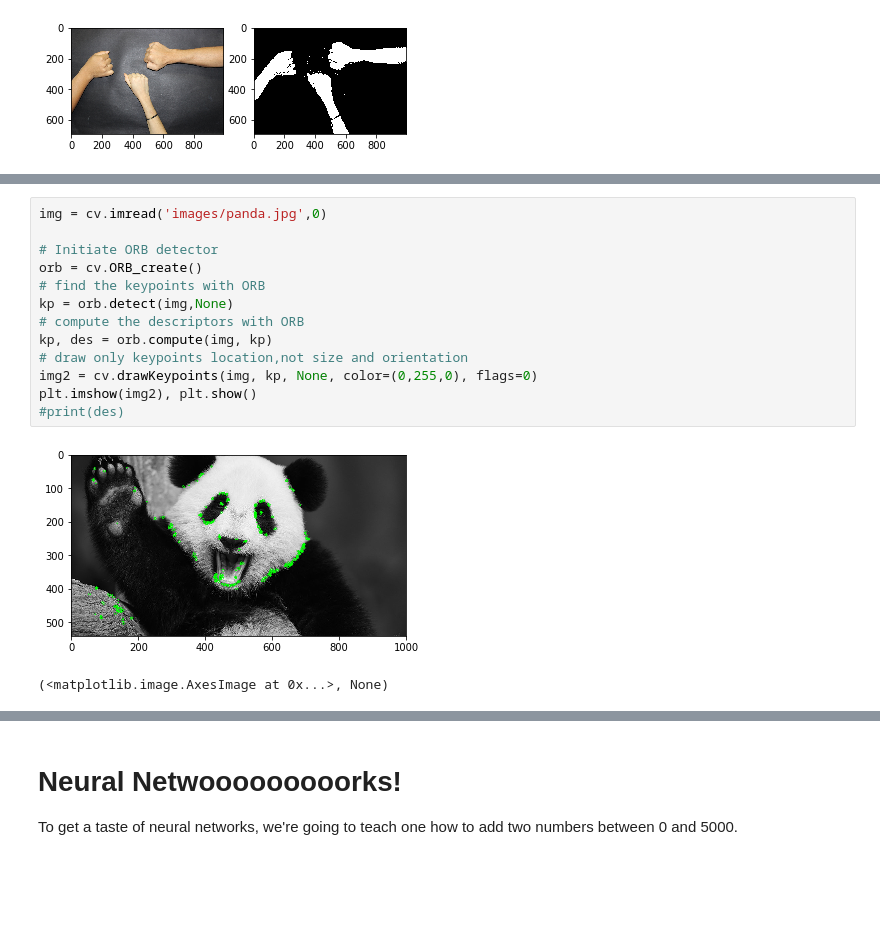
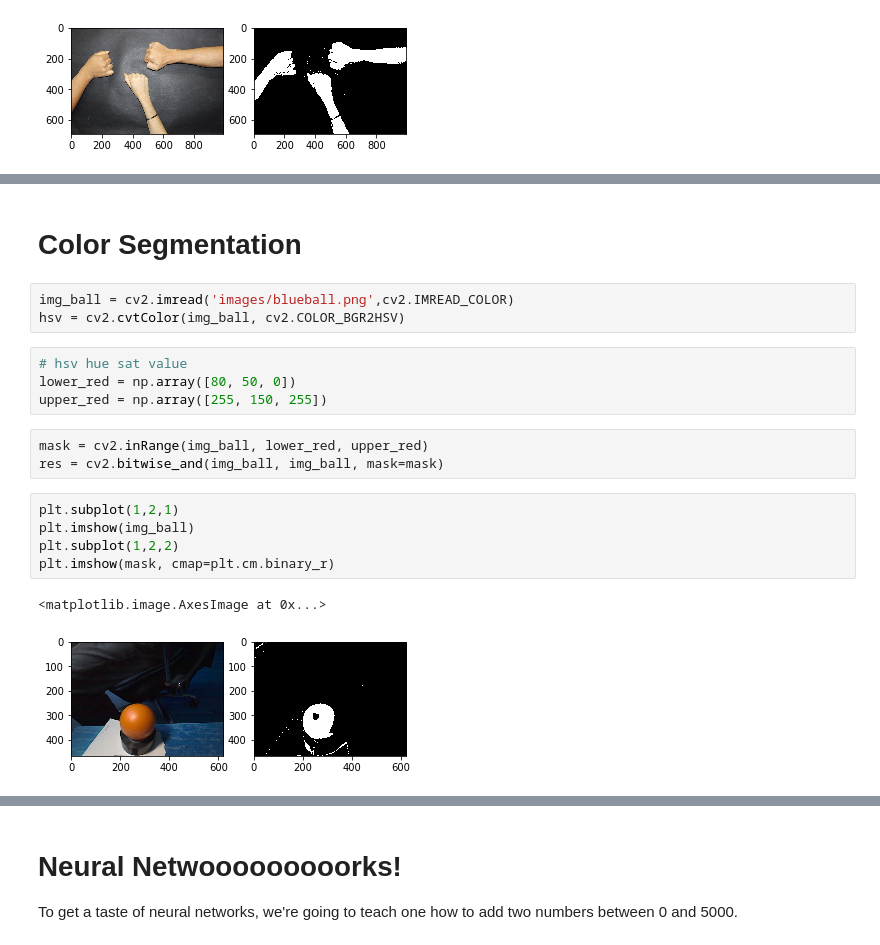
Before and after one commit to hasibzunair/randomfun, a Jupyter notebook: workshop.ipynb, the cells around one changed output, grey strips where cells are left out. Saved outputs shown, nothing was run; the diff lists cells and outputs as text; blank space fills up the shorter version.

```diff
--- a/workshop.ipynb
+++ b/workshop.ipynb
@@ -502,16 +511,20 @@ plt.imshow(mask, cmap=plt.cm.binary_r)
-# %%
-img = cv.imread('images/panda.jpg',0)
-
-# Initiate ORB detector
-orb = cv.ORB_create()
-# find the keypoints with ORB
-kp = orb.detect(img,None)
-# compute the descriptors with ORB
-kp, des = orb.compute(img, kp)
-# draw only keypoints location,not size and orientation
-img2 = cv.drawKeypoints(img, kp, None, color=(0,255,0), flags=0)
-plt.imshow(img2), plt.show()
-#print(des)
-# %% [output]
-[figure, removed]
-(<matplotlib.image.AxesImage at 0x...>, None)
+# %% [markdown]
+# Color Segmentation
+# %%
+img_ball = cv2.imread('images/blueball.png',cv2.IMREAD_COLOR)
+hsv = cv2.cvtColor(img_ball, cv2.COLOR_BGR2HSV)
+# %%
+# hsv hue sat value
+lower_red = np.array([80, 50, 0])
+upper_red = np.array([255, 150, 255])
+# %%
+mask = cv2.inRange(img_ball, lower_red, upper_red)
+res = cv2.bitwise_and(img_ball, img_ball, mask=mask)
+# %%
+plt.subplot(1,2,1)
+plt.imshow(img_ball)
+plt.subplot(1,2,2)
+plt.imshow(mask, cmap=plt.cm.binary_r)
+# %% [output]
+<matplotlib.image.AxesImage at 0x...>
+[figure, added]
```
Also changed, not shown: parts of 21 cells of this notebook.
